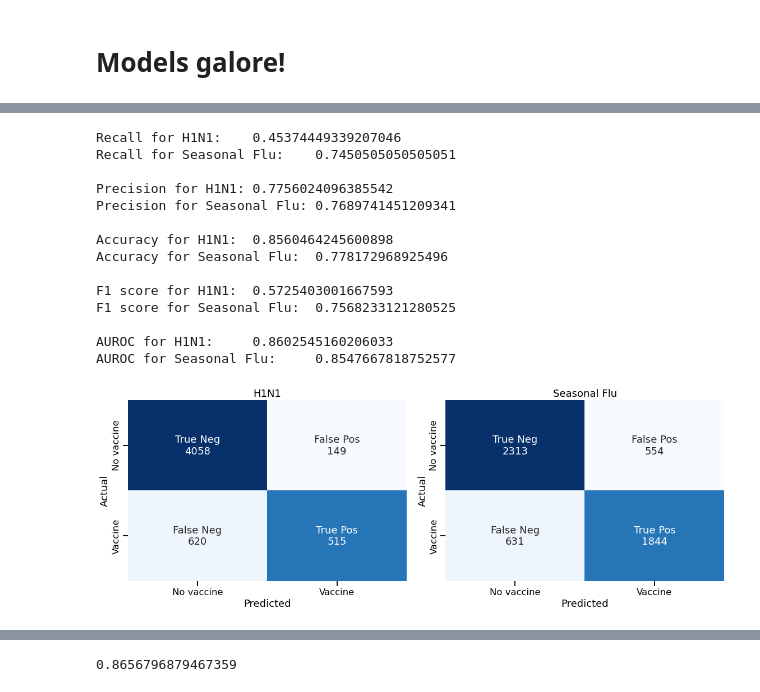
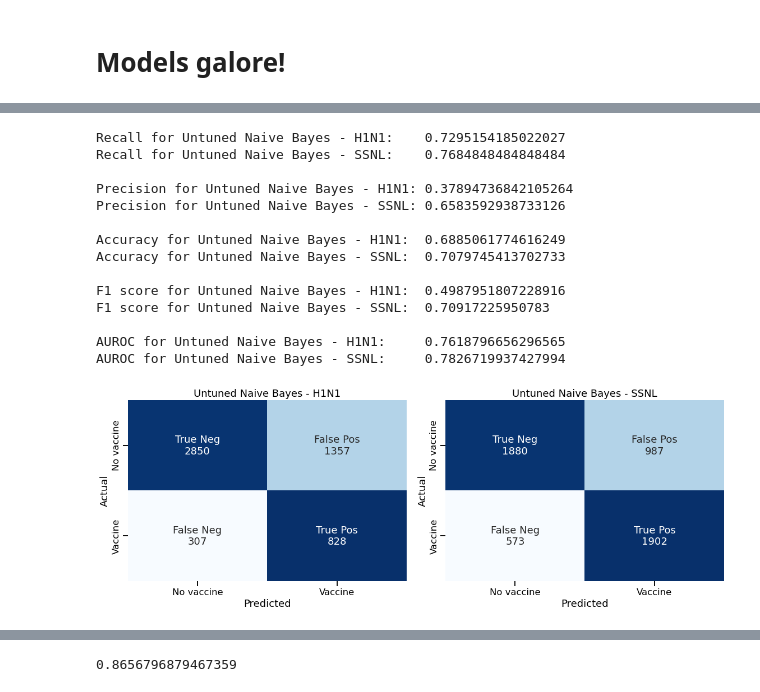
Before and after one commit to jeffbeech/Flu-Shot-Learning, a Jupyter notebook: matt notebook.ipynb, the cells around one changed output, grey strips where cells are left out. Cells and saved outputs as stored; diff of their text form; code cells hidden in the pictures.

```diff
--- a/matt notebook.ipynb
+++ b/matt notebook.ipynb
@@ -696,18 +660,20 @@ models_dict
-# %%
-train_new_model(SVC(probability=True), 'linear')
-# %% [output]
-Recall for H1N1:    0.45374449339207046
-Recall for Seasonal Flu:    0.7450505050505051
-
-Precision for H1N1: 0.7756024096385542
-Precision for Seasonal Flu: 0.7689741451209341
-
-Accuracy for H1N1:  0.8560464245600898
-Accuracy for Seasonal Flu:  0.778172968925496
-
-F1 score for H1N1:  0.5725403001667593
-F1 score for Seasonal Flu:  0.7568233121280525
-
-AUROC for H1N1:     0.8602545160206033
-AUROC for Seasonal Flu:     0.8547667818752577
-[figure, removed]
+# %%
+# Worst Naive Bayes
+
+train_new_model(GaussianNB(), 'linear', model_name=['Untuned Naive Bayes - H1N1', 'Untuned Naive Bayes - SSNL'], keep_score=True)
+# %% [output]
+Recall for Untuned Naive Bayes - H1N1:    0.7295154185022027
+Recall for Untuned Naive Bayes - SSNL:    0.7684848484848484
+
+Precision for Untuned Naive Bayes - H1N1: 0.37894736842105264
+Precision for Untuned Naive Bayes - SSNL: 0.6583592938733126
+
+Accuracy for Untuned Naive Bayes - H1N1:  0.6885061774616249
+Accuracy for Untuned Naive Bayes - SSNL:  0.7079745413702733
+
+F1 score for Untuned Naive Bayes - H1N1:  0.4987951807228916
+F1 score for Untuned Naive Bayes - SSNL:  0.70917225950783
+
+AUROC for Untuned Naive Bayes - H1N1:     0.7618796656296565
+AUROC for Untuned Naive Bayes - SSNL:     0.7826719937427994
+[figure, added]
```
Also changed, not shown: parts of 41 cells of this notebook, 4 other files.
